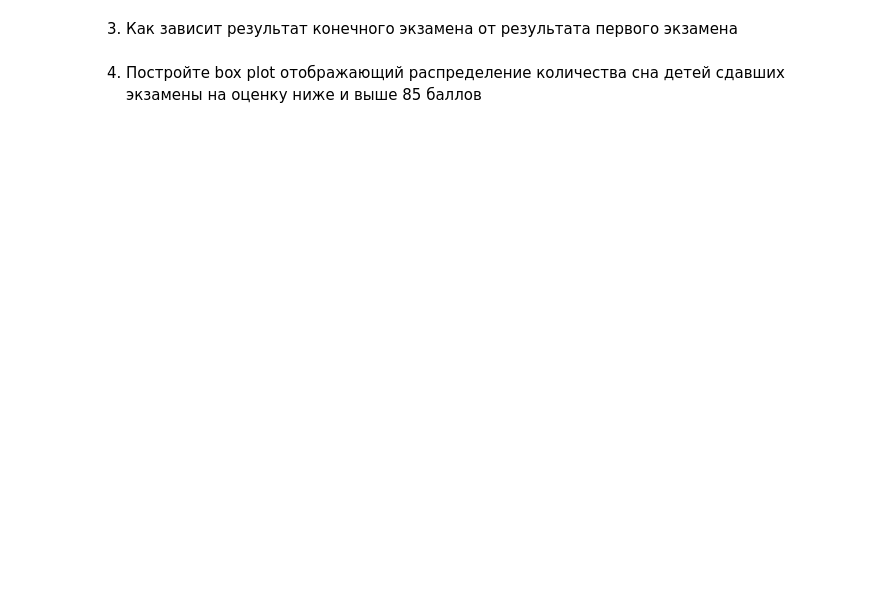
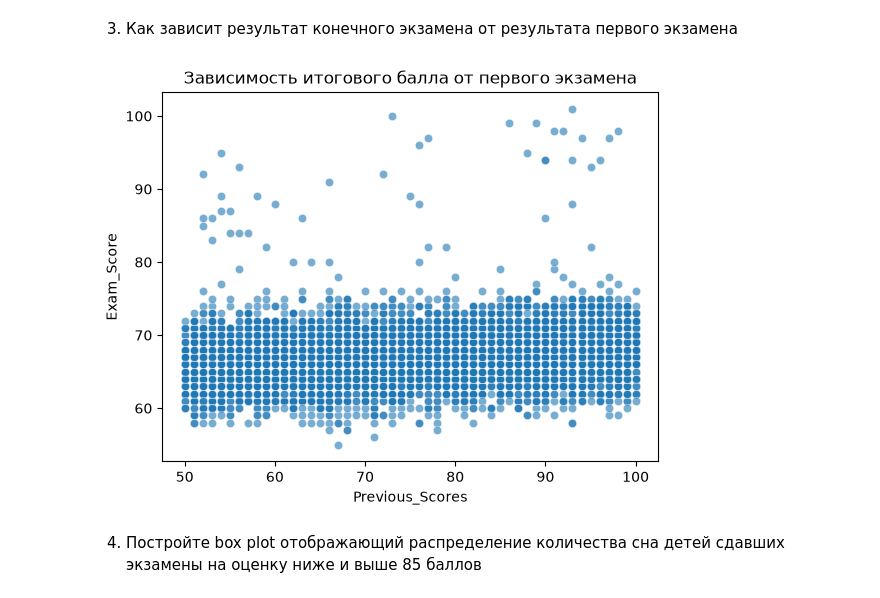
Before and after one commit to PavelSysuew/Machine_learning_MAI, a Jupyter notebook: hw1/Lab1-6.ipynb, the cells around one changed output. Cells and saved outputs as stored; diff of their text form; code cells hidden in the pictures; blank space fills up the shorter version.

```diff
--- a/hw1/Lab1-6.ipynb
+++ b/hw1/Lab1-6.ipynb
@@ -201,4 +299,10 @@ print(data.shape)
 # %% [markdown]
 3. Как зависит результат конечного экзамена от результата первого экзамена
+# %%
+sns.scatterplot(data=data, x="Previous_Scores", y="Exam_Score", alpha=0.6)
+plt.title("Зависимость итогового балла от первого экзамена")
+plt.show()
+# %% [output]
+[figure, added]
 # %% [markdown]
 4. Постройте box plot отображающий распределение количества сна детей сдавших экзамены на оценку ниже и выше 85 баллов
```
Also changed, not shown: parts of 20 cells of this notebook.
